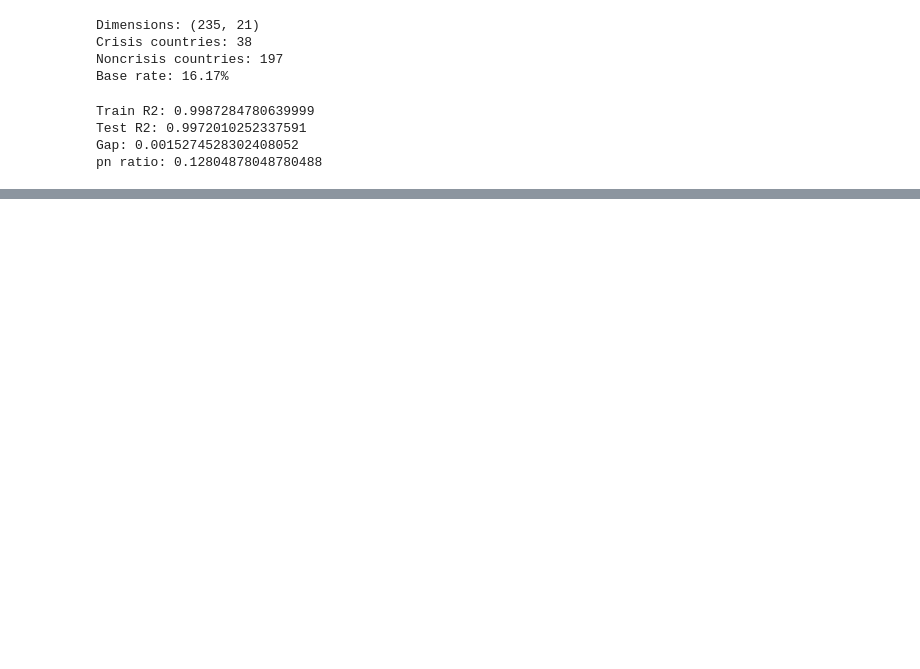
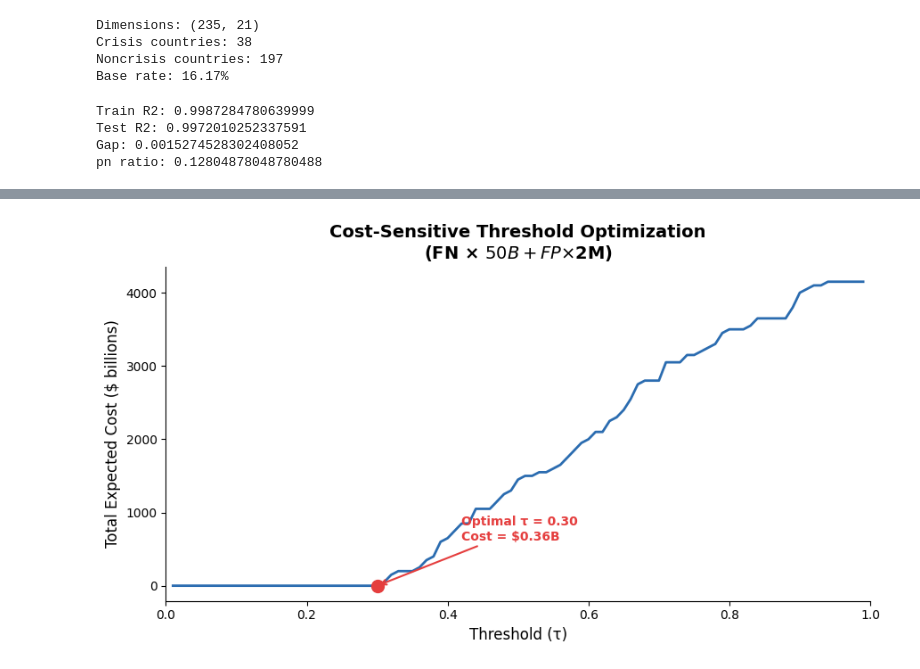
Before and after one commit to xingtianma/econ3916, a Jupyter notebook: Assignment 5/Assignment 5: The Sovereign Risk Engine.ipynb, the cells around one changed output, grey strips where cells are left out. Drawn from its saved outputs; the diff is of its cells as text; code cells hidden in the pictures; blank space fills up the shorter version.

```diff
--- a/Assignment 5/Assignment 5: The Sovereign Risk Engine.ipynb
+++ b/Assignment 5/Assignment 5: The Sovereign Risk Engine.ipynb
@@ -104,0 +375,85 @@ ols_nonzero = sum(ols.coef_ != 0)
+# %%
+"""
+Task 4.2 – Cost-Sensitive Threshold Optimization
+=================================================
+Sweeps thresholds from 0.01 to 0.99, computes total expected cost
+(FN × $50B + FP × $2M), plots the cost curve, and marks the optimum.
+
+>>> Replace the demo data section with your actual y_test and y_prob.
+"""
+
+import numpy as np
+import matplotlib.pyplot as plt
+from sklearn.metrics import confusion_matrix
+
+# ──────────────────────────────────────────────
+# 1.  LOAD YOUR DATA HERE
+# ──────────────────────────────────────────────
+# Replace with your actual test labels and predicted probabilities:
+#   y_test = ...   (binary 0/1 labels)
+#   y_prob = ...   (predicted probabilities from your model)
+
+# Synthetic demo data (remove when using real data)
+np.random.seed(42)
+n = 500
+y_test = np.random.binomial(1, 0.15, n)  # ~15% crisis rate
+y_prob = np.clip(y_test * np.random.uniform(0.3, 0.95, n)
+                 + (1 - y_test) * np.random.uniform(0.0, 0.5, n), 0, 1)
+# ──────────────────────────────────────────────
+
+# Cost parameters
+COST_FN = 50_000_000_000   # $50 billion per missed crisis
+COST_FP = 2_000_000        # $2 million per false alarm
+
+# ──────────────────────────────────────────────
+# 2.  SWEEP THRESHOLDS
+# ──────────────────────────────────────────────
+thresholds = np.arange(0.01, 1.00, 0.01)
+costs = []
+
+for t in thresholds:
+    y_pred = (y_prob >= t).astype(int)
+    tn, fp, fn, tp = confusion_matrix(y_test, y_pred, labels=[0, 1]).ravel()
+    total_cost = fn * COST_FN + fp * COST_FP
+    costs.append(total_cost)
+
+costs = np.array(costs)
+
+# ──────────────────────────────────────────────
+# 3.  FIND OPTIMAL THRESHOLD
+# ──────────────────────────────────────────────
+best_idx = np.argmin(costs)
+best_threshold = thresholds[best_idx]
+best_cost = costs[best_idx]
+
+print(f"Optimal threshold:  τ = {best_threshold:.2f}")
+print(f"Minimum total cost: ${best_cost / 1e9:.2f} billion")
+
+# ──────────────────────────────────────────────
+# 4.  PLOT THE COST CURVE
+# ──────────────────────────────────────────────
+fig, ax = plt.subplots(figsize=(9, 5))
+
+ax.plot(thresholds, costs / 1e9, color="#2b6cb0", linewidth=2)
+
+# Mark the optimum
+ax.scatter(best_threshold, best_cost / 1e9, color="#e53e3e", s=100, zorder=5)
+ax.annotate(
+    f"Optimal τ = {best_threshold:.2f}\nCost = ${best_cost / 1e9:.2f}B",
+    xy=(best_threshold, best_cost / 1e9),
+    xytext=(best_threshold + 0.12, best_cost / 1e9 + (costs.max() - costs.min()) / 1e9 * 0.15),
+    fontsize=10, fontweight="bold", color="#e53e3e",
+    arrowprops=dict(arrowstyle="->", color="#e53e3e", lw=1.5)
+)
+
+ax.set_xlabel("Threshold (τ)", fontsize=12)
+ax.set_ylabel("Total Expected Cost ($ billions)", fontsize=12)
+ax.set_title("Cost-Sensitive Threshold Optimization\n(FN × $50B + FP × $2M)", fontsize=14, fontweight="bold")
+ax.spines[["top", "right"]].set_visible(False)
+ax.set_xlim(0, 1)
+
+plt.tight_layout()
+plt.savefig("cost_threshold_curve.png", dpi=200, bbox_inches="tight")
+print("Chart saved → cost_threshold_curve.png")
+plt.show()
+# %% [output]
@@ -104,0 +463 @@ ols_nonzero = sum(ols.coef_ != 0)
+[figure, added]
```
Also changed, not shown: parts of 10 cells of this notebook, 2 other files.
